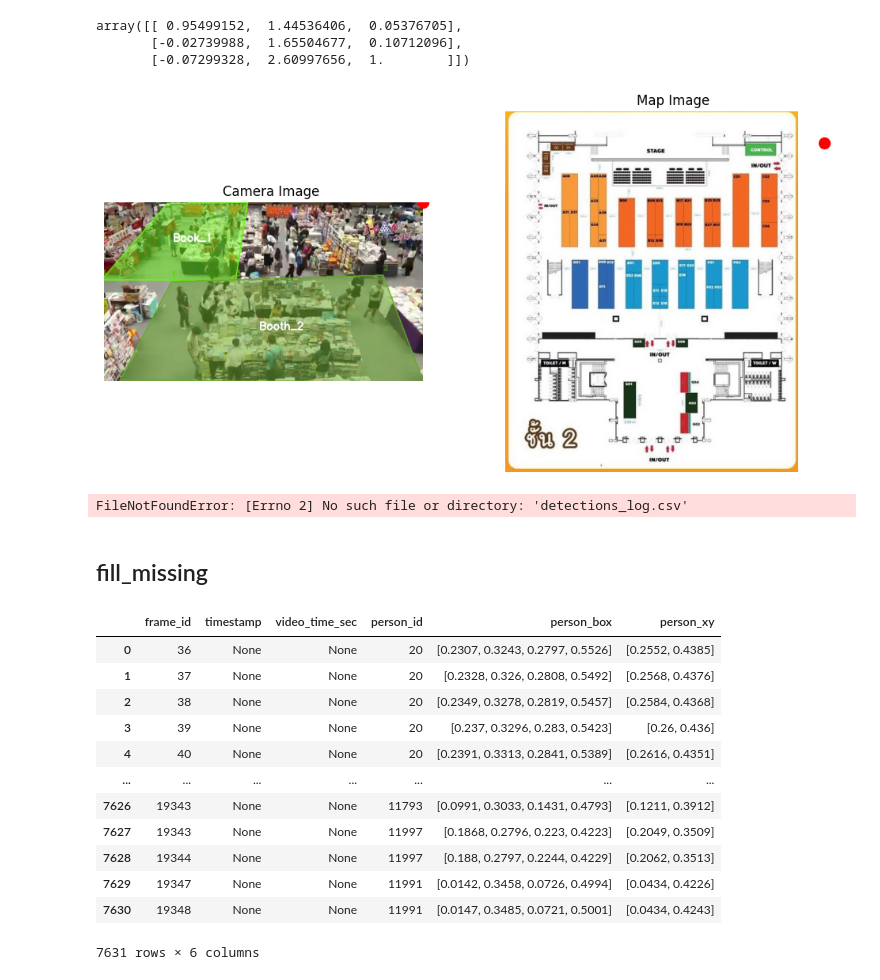
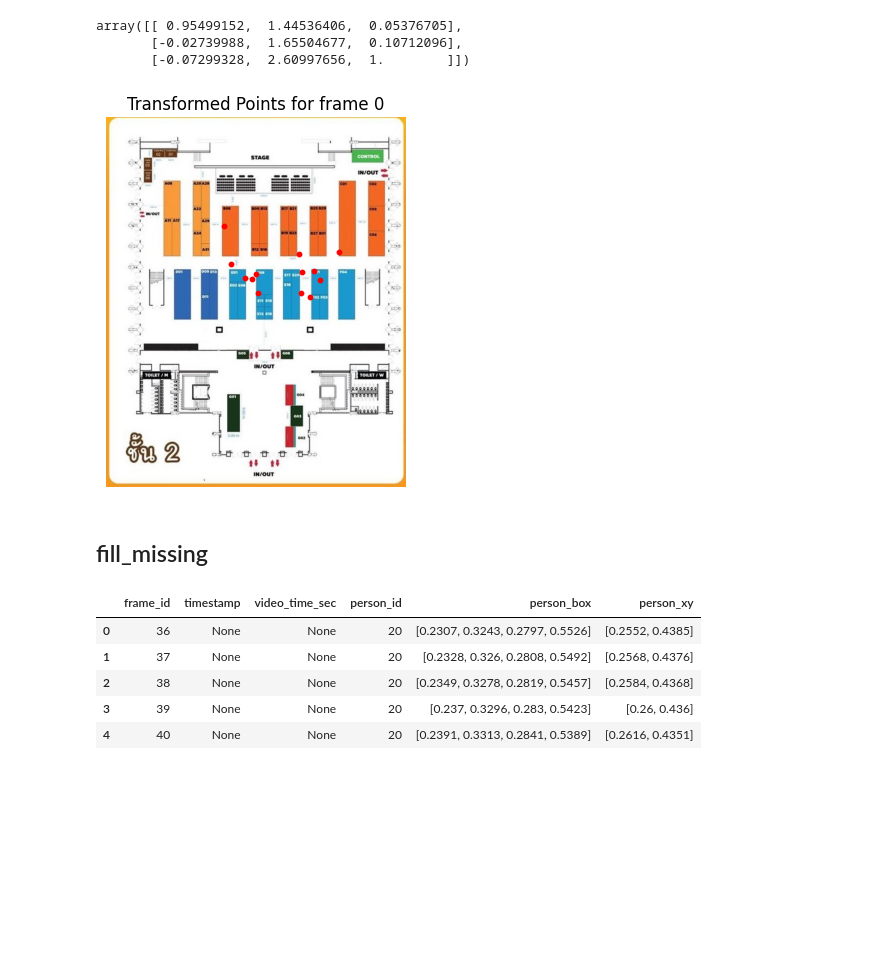
Before and after one commit to jimmoi/DE, a Jupyter notebook: video_mapping.ipynb, the cells around one changed output. Cells and saved outputs as stored; diff of their text form; code cells hidden in the pictures; blank space fills up the shorter version.

```diff
--- a/video_mapping.ipynb
+++ b/video_mapping.ipynb
@@ -23,28 +26,3 @@ H
 array([[ 0.95499152,  1.44536406,  0.05376705],
        [-0.02739988,  1.65504677,  0.10712096],
        [-0.07299328,  2.60997656,  1.        ]])
-# %%
-example_point = np.array([1,0, 1])
-output_point = H @ example_point
-tranformed_point = output_point[:2] / output_point[2]
-tranformed_point
-
-# plot map and cam
-plt.figure(figsize=(12, 6))
-
-plt.subplot(1, 2, 1)
-plt.imshow(cv2.cvtColor(cam_image, cv2.COLOR_BGR2RGB))
-plt.scatter(example_point[0] * cam_image.shape[1], example_point[1] * cam_image.shape[0], color='red', s=100, label='Example Point')
-plt.title("Camera Image")
-plt.axis("off")
-
-plt.subplot(1, 2, 2)
-plt.imshow(cv2.cvtColor(map_image, cv2.COLOR_BGR2RGB))
-plt.scatter(tranformed_point[0] * map_image.shape[1], tranformed_point[1] * map_image.shape[0], color='red', s=100, label='Transformed Point')
-plt.title("Map Image")
-plt.axis("off")
-
-
-plt.show()
-# %% [output]
-[figure, removed]
@@ -51,7 +32,4 @@ plt.show()
 # %%
-# โหลด CSV detections
-df = pd.read_csv(r"detections_log.csv")
-
 # เลือก frame_id ที่ต้องการ
 frame_id = 0
 frame_df = df[df["frame_id"] == frame_id]
@@ -87,7 +65,7 @@ plt.title(f"Transformed Points for frame {frame_id}")
 plt.axis("off")
 plt.show()
 # %% [output]
-FileNotFoundError: [Errno 2] No such file or directory: 'detections_log.csv'
+[figure, added]
 # %% [markdown]
 ## fill_missing
 # %%
@@ -154,21 +126,14 @@ df_added_only = pd.DataFrame(added_rows)
 df_added_only = df_added_only.sort_values(["frame_id", "person_id"]).reset_index(drop=True)
 # %%
 
-df_added_only
+df_added_only.head()
 # %% [output]
 |  | frame_id | timestamp | video_time_sec | person_id | person_box | person_xy |
 | 0 | 36 | None | None | 20 | [0.2307, 0.3243, 0.2797, 0.5526] | [0.2552, 0.4385] |
 | 1 | 37 | None | None | 20 | [0.2328, 0.326, 0.2808, 0.5492] | [0.2568, 0.4376] |
 | 2 | 38 | None | None | 20 | [0.2349, 0.3278, 0.2819, 0.5457] | [0.2584, 0.4368] |
 | 3 | 39 | None | None | 20 | [0.237, 0.3296, 0.283, 0.5423] | [0.26, 0.436] |
 | 4 | 40 | None | None | 20 | [0.2391, 0.3313, 0.2841, 0.5389] | [0.2616, 0.4351] |
-| ... | ... | ... | ... | ... | ... | ... |
-| 7626 | 19343 | None | None | 11793 | [0.0991, 0.3033, 0.1431, 0.4793] | [0.1211, 0.3912] |
-| 7627 | 19343 | None | None | 11997 | [0.1868, 0.2796, 0.223, 0.4223] | [0.2049, 0.3509] |
-| 7628 | 19344 | None | None | 11997 | [0.188, 0.2797, 0.2244, 0.4229] | [0.2062, 0.3513] |
-| 7629 | 19347 | None | None | 11991 | [0.0142, 0.3458, 0.0726, 0.4994] | [0.0434, 0.4226] |
-| 7630 | 19348 | None | None | 11991 | [0.0147, 0.3485, 0.0721, 0.5001] | [0.0434, 0.4243] |
-7631 rows × 6 columns
 # %%
 # เติม video_time_sec จาก frame_id เดียวกันที่ค่าไม่ว่าง
 df_interp['video_time_sec'] = df_interp.groupby('frame_id')['video_time_sec'] \
```
Also changed, not shown: parts of 31 cells of this notebook.
